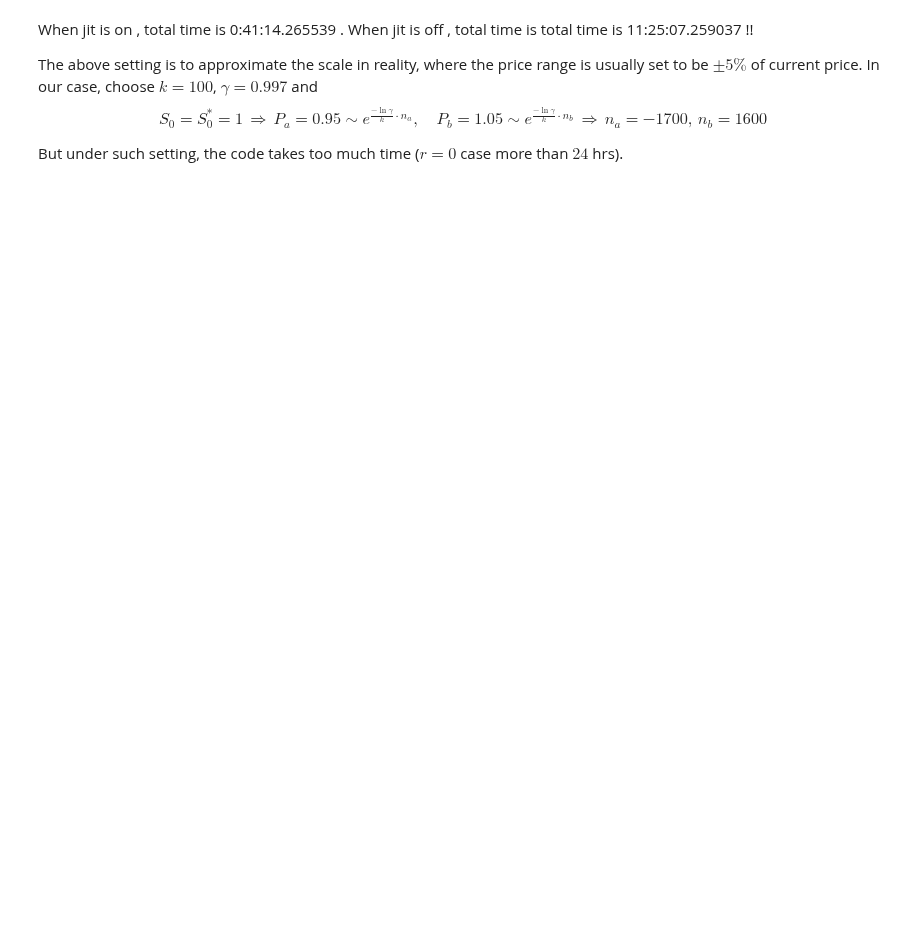
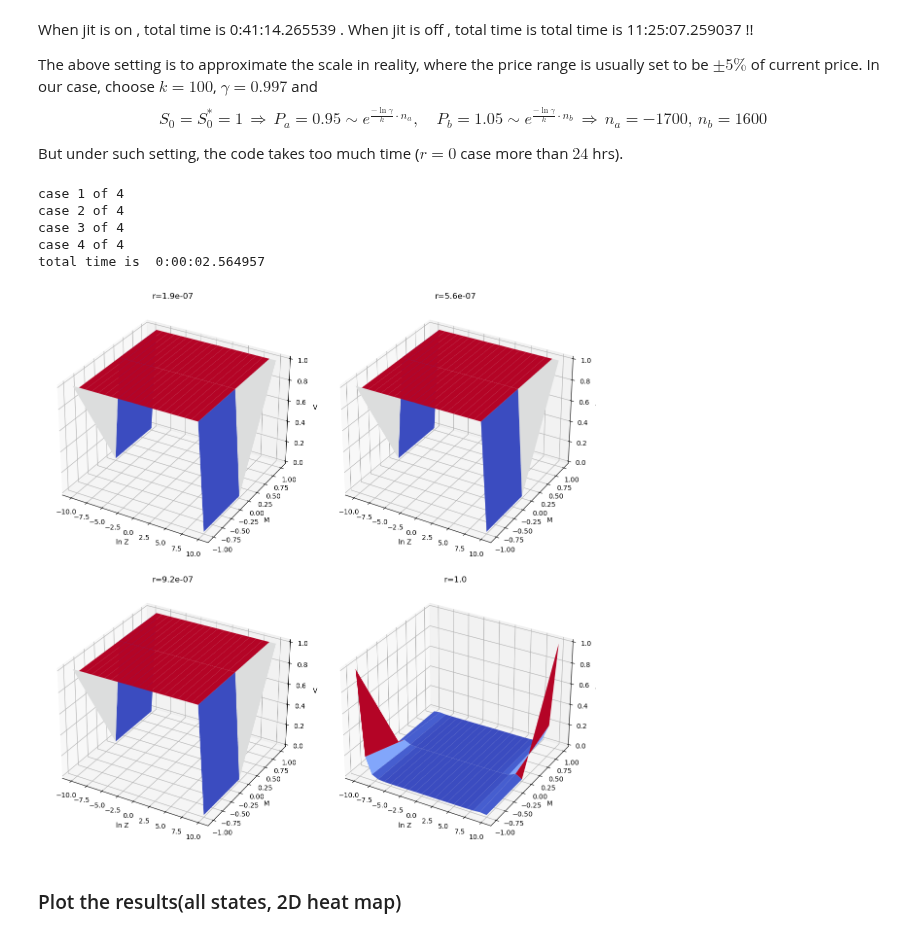
Before and after one commit to std92050/AMM, a Jupyter notebook: bellmanfix.ipynb, the cells around one changed output. Cells and saved outputs as stored; diff of their text form; code cells hidden in the pictures; blank space fills up the shorter version.

````diff
--- a/bellmanfix.ipynb
+++ b/bellmanfix.ipynb
@@ -658,9 +673,8 @@ Functions:
 * ```V_normalized``` : returns the normalized value function at the given states.
 # %%
 @jit(nopython=True, cache=True)
-def V(n, m, k, ln_Pa, ln_Pb, ln_Pl, ln_Pu, L, gamma, r, p):
+def V(n, m, k, ln_Pa, ln_Pb, ln_Pl, ln_Pu, L, gamma, r, p,V_array):
     N = ln_Pu - ln_Pl - 1
-    V_array = V_enum(k, ln_Pa, ln_Pb, ln_Pl, ln_Pu, L, gamma, r, p)
     if r == 0 and p == 0.5:
         C_u = (m + k + 1) / (2 * (k + 1))
         C_d = 1 - (m + k + 1) / (2 * (k + 1))
@@ -681,11 +695,13 @@ def V(n, m, k, ln_Pa, ln_Pb, ln_Pl, ln_Pu, L, gamma, r, p):
     return V
 
 @jit(nopython=True, cache=True)
-def V_normalized(n, m, k, ln_Pa, ln_Pb, ln_Pl, ln_Pu, L, gamma, r, p):
+def V_normalized(n, m, k, ln_Pa, ln_Pb, ln_Pl, ln_Pu, L, gamma, r, p,V_array):
     delta = -np.log(gamma) / k
     P_a, P_b, S_p, S_m = np.exp(np.array([ln_Pa, ln_Pb, n, n + m]) * delta)
     ini_cost = wealth(P_a, P_b, L, S_p, S_m)
-    return V(n, m, k, ln_Pa, ln_Pb, ln_Pl, ln_Pu, L, gamma, r, p) / ini_cost
+    if ini_cost <=0 :
+        print(f'{ini_cost} 怪怪ㄉ')
+    return V(n, m, k, ln_Pa, ln_Pb, ln_Pl, ln_Pu, L, gamma, r, p,V_array) / ini_cost
 # %% [markdown]
 ### Plot the result (all states)
 This part is to plot the value function at all states inside the boundary. Here we will plot the
@@ -797,9 +813,20 @@ P_b = 1.05  \sim e^{\frac{-\ln\gamma}{k}\cdot n_b}\,\Longrightarrow\,n_a = -1700
 $$
 
 But under such setting, the code takes too much time ($r=0$ case more than $ 24 $ hrs).
+# %%
+plot_rate_normalized_3D(k=1, ln_Pa=-1, ln_Pb=1, ln_Pl=-10, ln_Pu=10, L=1, gamma=0.997, p=0.5)
+# %% [output]
+case 1 of 4
+case 2 of 4
+case 3 of 4
+case 4 of 4
+total time is  0:00:02.564957
+[figure, added]
 # %%
 config.DISABLE_JIT = True
 %timeit -r 3 -c plot_rate_normalized_3D(k=100, ln_Pa=-17, ln_Pb=16, ln_Pl=-17, ln_Pu=16, L=1, gamma=0.997, p=0.5)
 # %%
 config.DISABLE_JIT = False
 %timeit -r 3 -c plot_rate_normalized_3D(k=100, ln_Pa=-17, ln_Pb=16, ln_Pl=-17, ln_Pu=16, L=1, gamma=0.997, p=0.5)
+# %% [markdown]
+### Plot the results(all states, 2D heat map)
````
Also changed, not shown: parts of 33 cells of this notebook.
